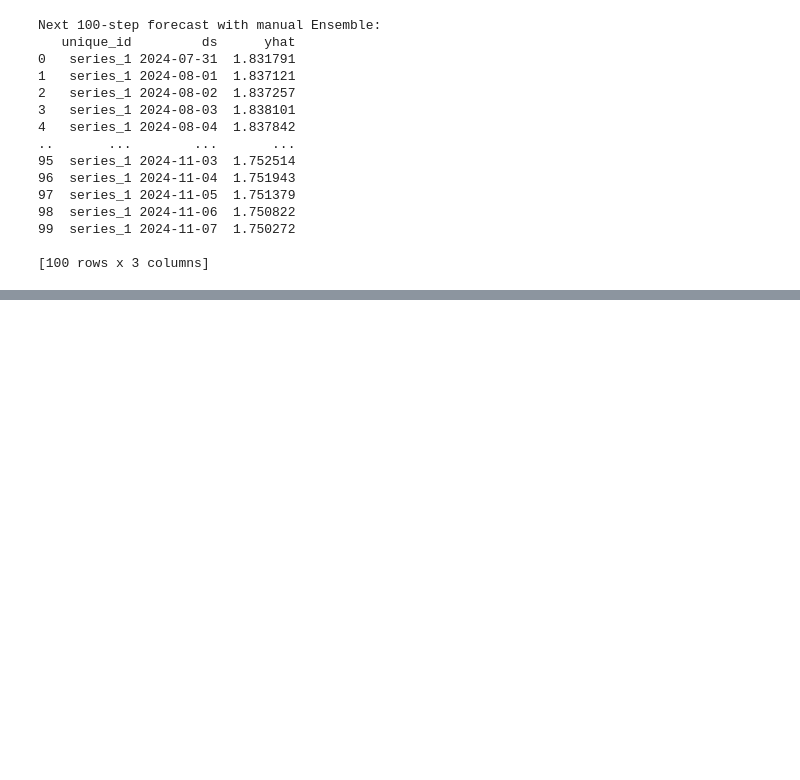
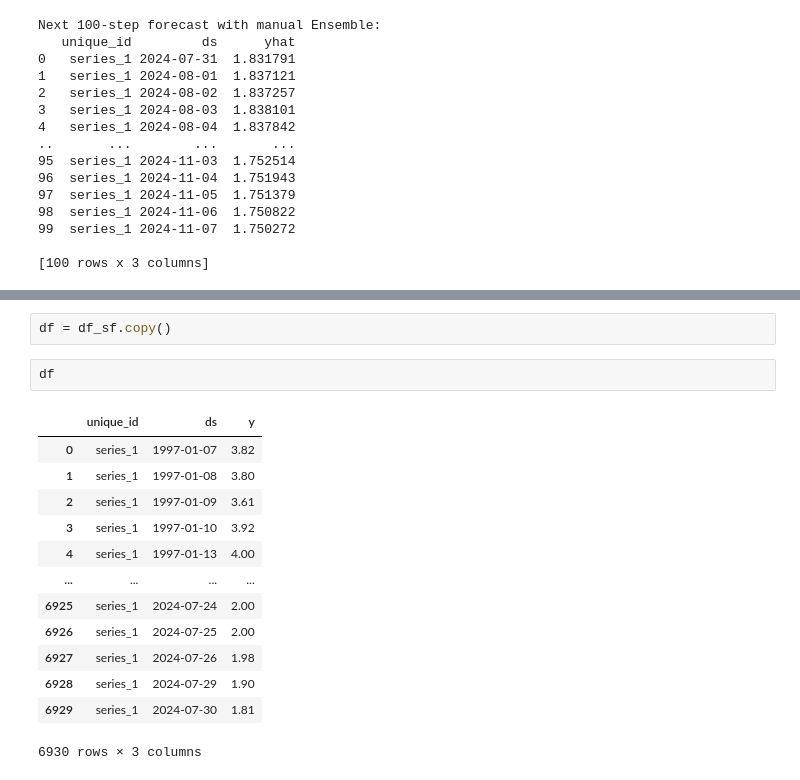
Before and after one commit to rifat01-rahman/Project-of-Python, a Jupyter notebook: States_model_ensembling.ipynb, the cells around one changed output, grey strips where cells are left out. Saved outputs shown, nothing was run; the diff lists cells and outputs as text; blank space fills up the shorter version.

```diff
--- a/States_model_ensembling.ipynb
+++ b/States_model_ensembling.ipynb
@@ -545,0 +564,18 @@ Next 100-step forecast with manual Ensemble:
+# %%
+df = df_sf.copy()
+# %%
+df
+# %% [output]
+|  | unique_id | ds | y |
+| 0 | series_1 | 1997-01-07 | 3.82 |
+| 1 | series_1 | 1997-01-08 | 3.80 |
+| 2 | series_1 | 1997-01-09 | 3.61 |
+| 3 | series_1 | 1997-01-10 | 3.92 |
+| 4 | series_1 | 1997-01-13 | 4.00 |
+| ... | ... | ... | ... |
+| 6925 | series_1 | 2024-07-24 | 2.00 |
+| 6926 | series_1 | 2024-07-25 | 2.00 |
+| 6927 | series_1 | 2024-07-26 | 1.98 |
+| 6928 | series_1 | 2024-07-29 | 1.90 |
+| 6929 | series_1 | 2024-07-30 | 1.81 |
+6930 rows × 3 columns
```
Also changed, not shown: parts of 27 cells of this notebook.
